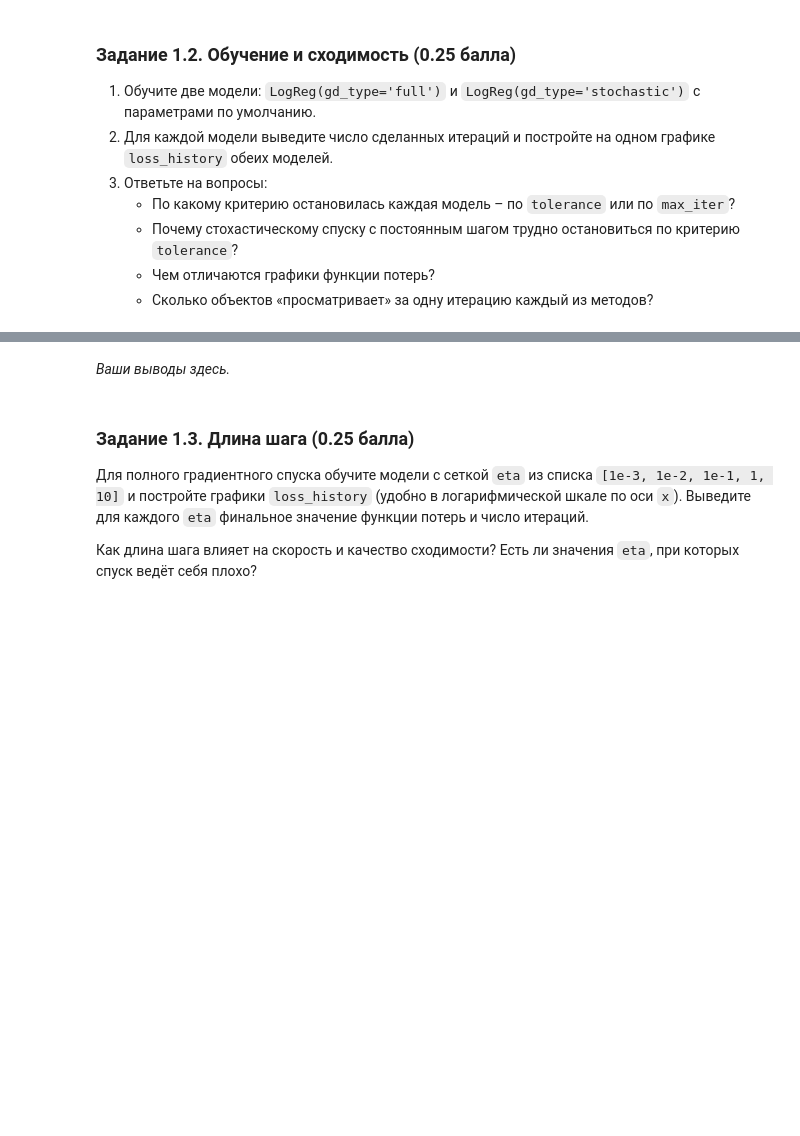
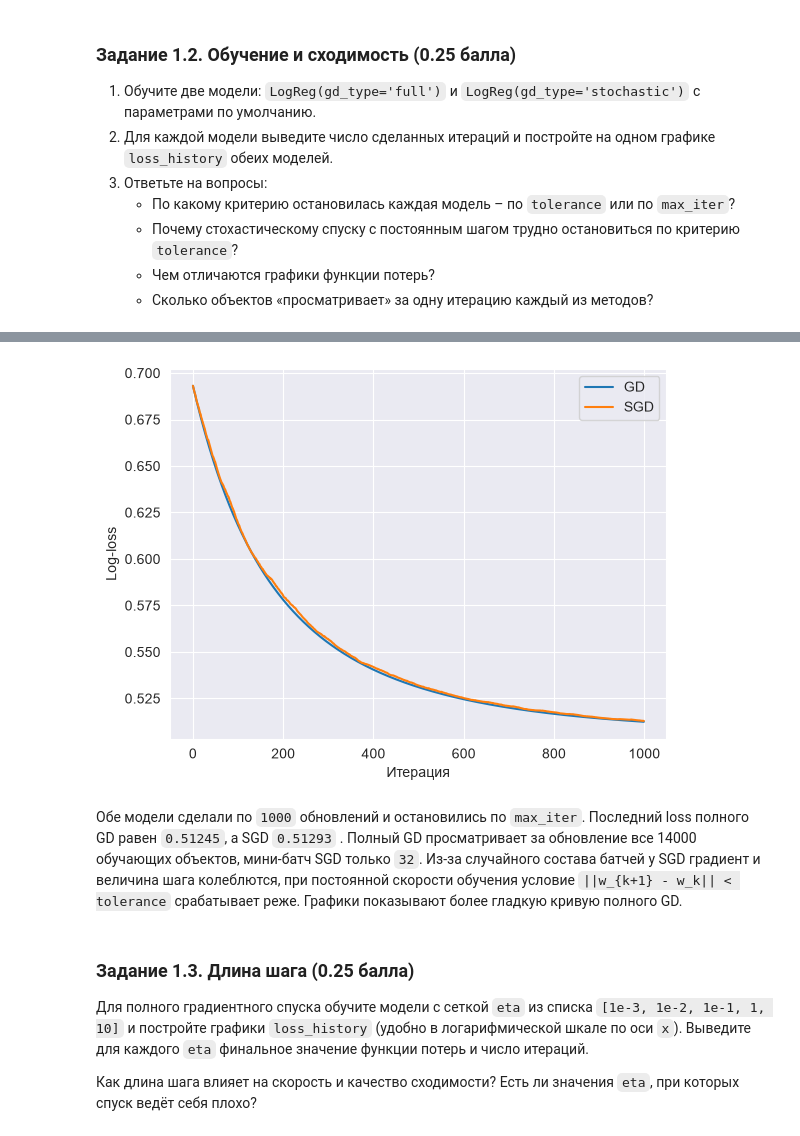
Before and after one commit to Rejep06/ml_hse_2026, a Jupyter notebook: homework/hw_3/HW3_MMDA.ipynb, the cells around one changed output, grey strips where cells are left out. Saved outputs shown, nothing was run; the diff lists cells and outputs as text; code cells hidden in the pictures; blank space fills up the shorter version.

```diff
--- a/homework/hw_3/HW3_MMDA.ipynb
+++ b/homework/hw_3/HW3_MMDA.ipynb
@@ -99,19 +117,32 @@ class LogReg(BaseEstimator, ClassifierMixin):
         ---
         output: self
         """
-        X = np.asarray(X, dtype=float)
+        # X = np.asarray(X, dtype=float)
+        X = np.c_[np.ones(len(X)), X]
         y = np.asarray(y, dtype=float)
         self.classes_ = np.array([0, 1])
         self.loss_history = []
         rng = np.random.default_rng(self.random_state)
 
-        # ваше решение здесь
+        self.w = np.zeros(X.shape[1]) if self.w0 is None else np.array(self.w0, dtype=float).copy()
+
+        for i in range(self.max_iter):
+            self.loss_history.append(self.calc_loss(X, y))
+            if self.gd_type == 'full':
+                grad = self.calc_gradient(X, y)
+            else:
+                idx = rng.choice(len(y), self.batch_size, replace=False)
+                grad = self.calc_gradient(X[idx], y[idx])
+            new_w = self.w - self.eta * grad
+            step = np.linalg.norm(new_w - self.w)
+            self.w = new_w
+            if step < self.tolerance:
+                break
 
         return self
 
     def sigmoid(self, z):
-        # ваше решение здесь
-        pass
+        return 1 / (1 + np.exp(-np.clip(z, -500, 500)))
 
     def predict_proba(self, X):
         """
@@ -122,8 +153,8 @@ class LogReg(BaseEstimator, ClassifierMixin):
         if getattr(self, 'w', None) is None:
             raise Exception('Not trained yet')
 
-        # ваше решение здесь
-        pass
+        p = self.sigmoid(np.c_[np.ones(len(X)), X] @ self.w)
+        return np.c_[1 - p, p]
 
     def predict(self, X, threshold=0.5):
         """
@@ -134,8 +165,7 @@ class LogReg(BaseEstimator, ClassifierMixin):
         if getattr(self, 'w', None) is None:
             raise Exception('Not trained yet')
 
-        # ваше решение здесь
-        pass
+        return (self.predict_proba(X)[:, 1] >= threshold).astype(int)
 
     def calc_gradient(self, X, y):
         """
@@ -145,8 +175,7 @@ class LogReg(BaseEstimator, ClassifierMixin):
         ---
         output: np.array размера (d + 1) — градиент log-loss по self.w
         """
-        # ваше решение здесь
-        pass
+        return X.T @ (self.sigmoid(X @ self.w) - y) / len(y)
 
     def calc_loss(self, X, y):
         """
@@ -155,8 +184,8 @@ class LogReg(BaseEstimator, ClassifierMixin):
         ---
         output: float — значение log-loss при текущих self.w
         """
-        # ваше решение здесь
-        pass
+        z = X @ self.w
+        return np.mean(np.logaddexp(0, z) - y * z)
 # %% [markdown]
 Ячейка ниже проверяет вашу реализацию градиента численно: сравнивает `calc_gradient` с конечными разностями функции `calc_loss`. Она не оценивается, но если проверка не проходит – ищите ошибку, прежде чем идти дальше.
 # %%
@@ -208,4 +239,13 @@ X_test = sc.transform(X_test)
    - Чем отличаются графики функции потерь?
    - Сколько объектов «просматривает» за одну итерацию каждый из методов?
 # %%
-# ваше решение здесь
+model_gd = LogReg(gd_type='full').fit(X_train, y_train)
+model_sgd = LogReg(gd_type='stochastic').fit(X_train, y_train)
+for name, model in [('GD', model_gd), ('SGD', model_sgd)]:
+    print(name, 'итераций:', len(model.loss_history), 'loss:', round(model.loss_history[-1], 5))
+    plt.plot(model.loss_history, label=name)
+plt.xlabel('Итерация')
+plt.ylabel('Log-loss')
+plt.legend()
+plt.show()
+# %% [output]
@@ -212,5 +254,10 @@ X_test = sc.transform(X_test)
+[figure, added]
 # %% [markdown]
-*Ваши выводы здесь.*
+Обе модели сделали по `1000` обновлений и остановились по `max_iter`. Последний loss полного GD равен `0.51245`, а SGD `0.51293` . Полный GD просматривает за обновление все 14000
+обучающих объектов, мини-батч SGD только `32`. Из-за случайного
+состава батчей у SGD градиент и величина шага колеблются, при постоянной
+скорости обучения условие `||w_{k+1} - w_k|| < tolerance` срабатывает
+реже. Графики показывают более гладкую кривую полного GD.
 # %% [markdown]
 ### Задание 1.3. Длина шага (0.25 балла)
 
```
Also changed, not shown: parts of 28 cells of this notebook, 7 other files.
